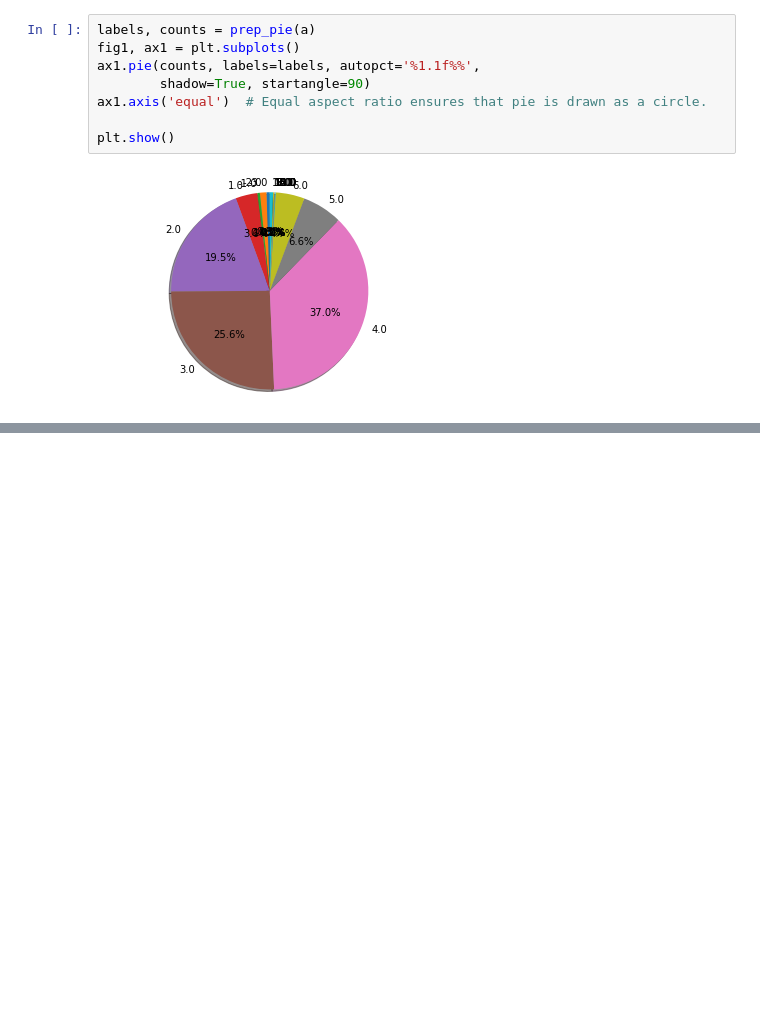
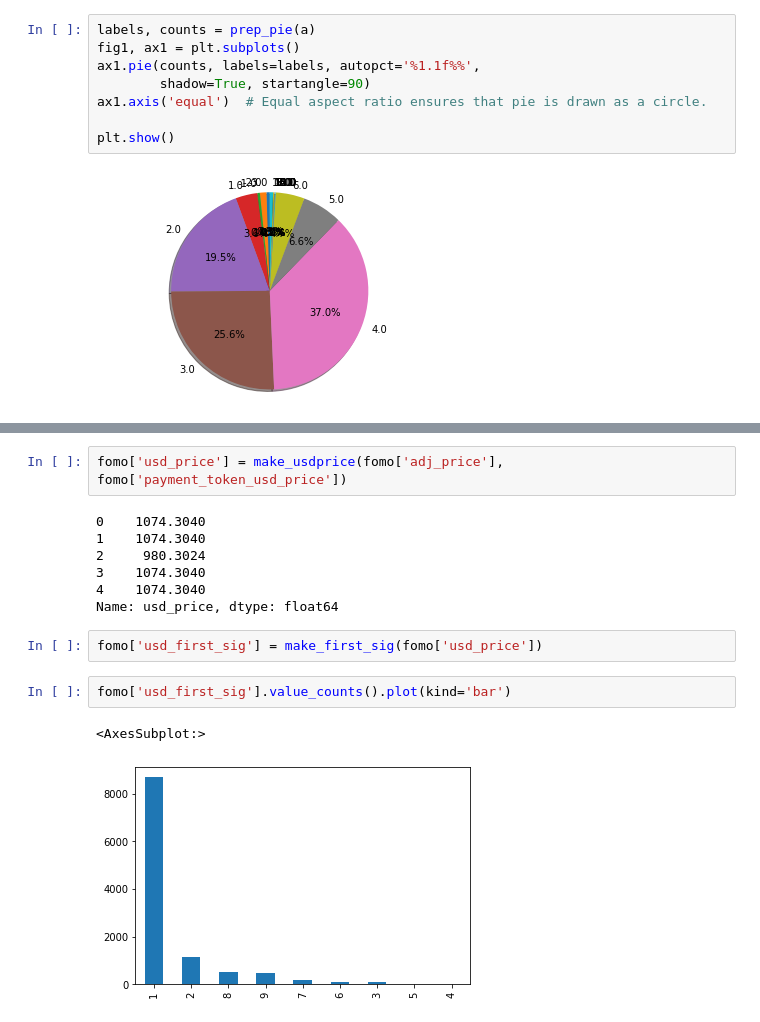
Before and after one commit to Cwolfe13/NFT-Wash-Analysis, a Jupyter notebook: benford.ipynb, the cells around one changed output, grey strips where cells are left out. Drawn from its saved outputs; the diff is of its cells as text; blank space fills up the shorter version.

```diff
--- a/benford.ipynb
+++ b/benford.ipynb
@@ -284,0 +328,16 @@ plt.show()
+# %%
+fomo['usd_price'] = make_usdprice(fomo['adj_price'], fomo['payment_token_usd_price'])
+# %% [output]
+0    1074.3040
+1    1074.3040
+2     980.3024
+3    1074.3040
+4    1074.3040
+Name: usd_price, dtype: float64
+# %%
+fomo['usd_first_sig'] = make_first_sig(fomo['usd_price'])
+# %%
+fomo['usd_first_sig'].value_counts().plot(kind='bar')
+# %% [output]
+<AxesSubplot:>
+[figure, added]
```
Also changed, not shown: parts of 27 cells of this notebook, 2 other files.
